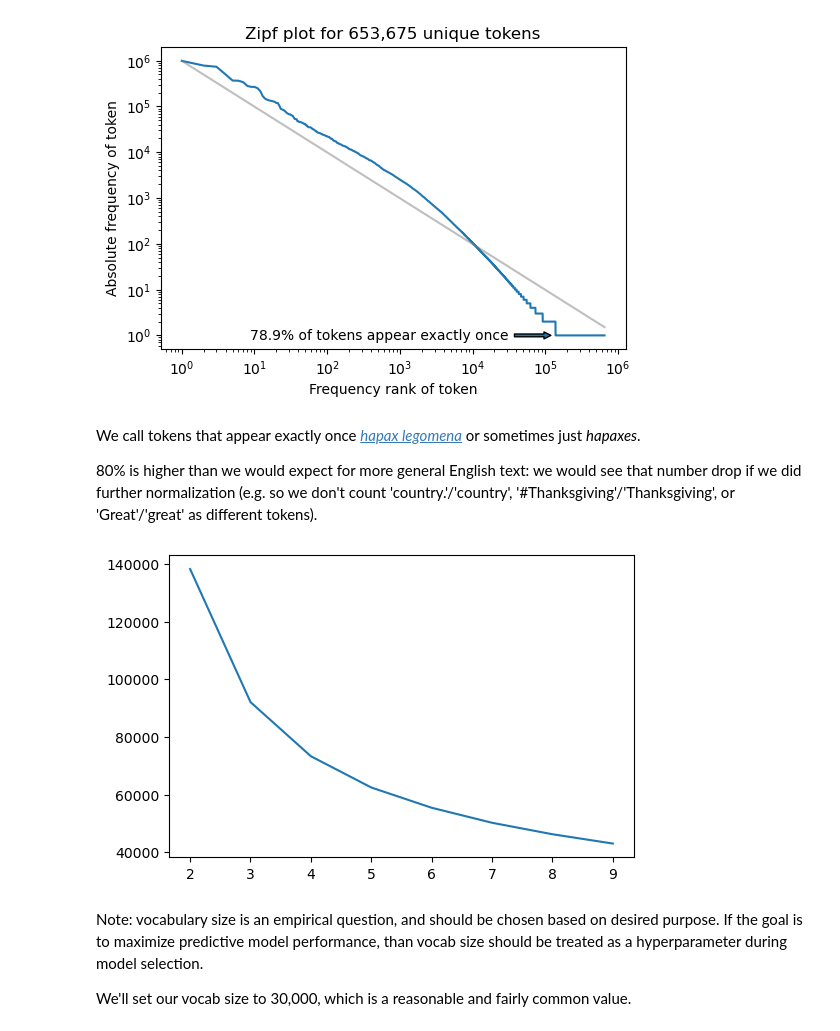
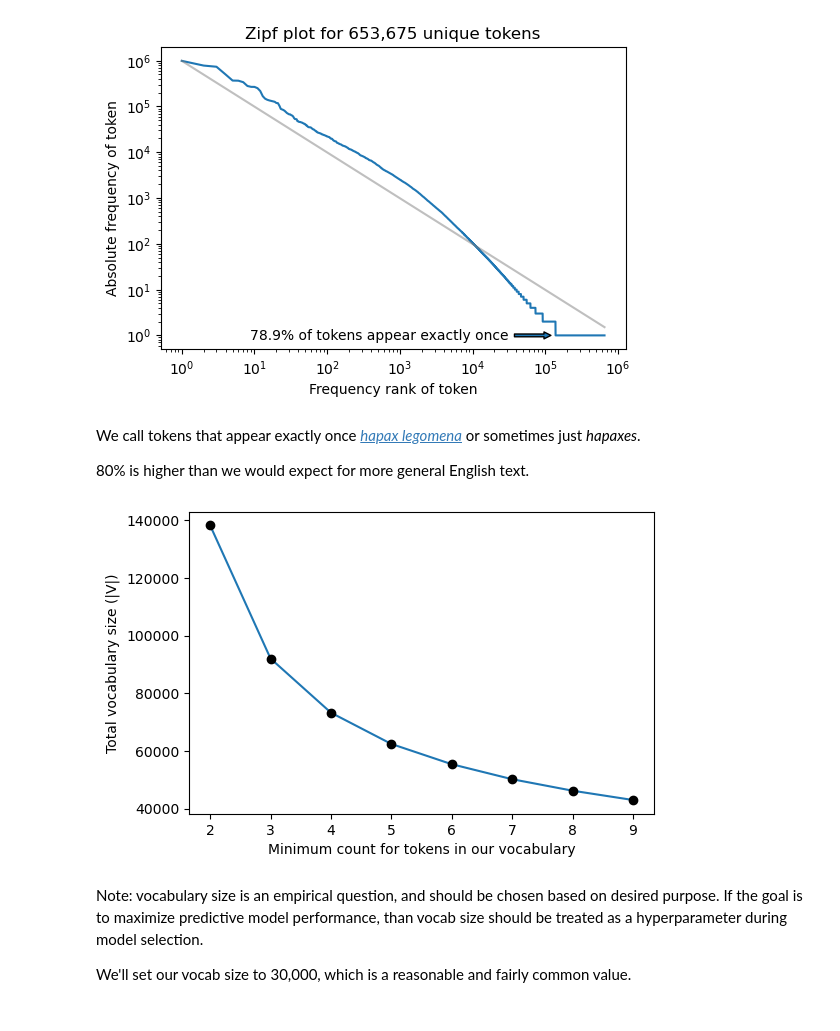
Before and after one commit to levon003/ml-visualized, a Jupyter notebook: _notebook/BoWLinRegTweets.ipynb, the cells around one changed output. Cells and saved outputs as stored; diff of their text form; code cells hidden in the pictures.

```diff
--- a/_notebook/BoWLinRegTweets.ipynb
+++ b/_notebook/BoWLinRegTweets.ipynb
@@ -116,0 +134,3 @@ plt.show()
+# %%
+X = np.array(sampled_tweets.retweet_count, dtype='float32').reshape((-1, 1))
+X.shape
@@ -116,0 +139,19 @@ plt.show()
+# %%
+plt.figure()
+xs = X.reshape(-1)
+ys = y
+plt.hexbin(xs + 1, ys + 1, bins='log', xscale='log', yscale='log', mincnt=1)
+plt.xlabel("X (# retweets)")
+plt.ylabel("y (# likes)")
+
+i = np.argmax(ys)
+plt.annotate(f'{int(xs[i]):,} retweets\n{int(ys[i]):,} likes', (xs[i], ys[i]), xytext=(xs[i] * 10, 500), arrowprops={'arrowstyle': 'simple'}, va='center', ha='center')
+print("Highest # of likes:")
+print(sampled_tweets.iloc[i].text)
+
+i = np.argmax(xs)
+plt.annotate(f'{int(xs[i]):,} retweets\n{int(ys[i]):,} likes', (xs[i], 1), xytext=(xs[i], 5), arrowprops={'arrowstyle': 'simple'}, va='center', ha='right')
+print("Highest # of retweets:")
+print(sampled_tweets.iloc[i].text)
+
+plt.show()
@@ -227,0 +356,8 @@ token_counter.most_common(10)
+# %%
+n_train = 100000
+n_test = 100000
+sampled_tweets = tweet_df.sample(n=n_train + n_test, random_state=0)
+
+y = np.array(sampled_tweets.favorite_count, dtype='float32')
+y = np.log(y + 1)
+y.shape
@@ -227,0 +366,10 @@ token_counter.most_common(10)
+# %%
+vocabulary = ['/link', 'thanks', 'happy', 'angry', 'the']
+V = len(vocabulary)
+X = np.zeros((len(sampled_tweets), V), dtype='float32')
+
+for i, tokens in enumerate(sampled_tweets.tokens):
+    for j, vocab_token in enumerate(vocabulary):
+        if vocab_token in tokens:
+            X[i, j] = 1
+X.shape
@@ -258,19 +464,23 @@ plt.show()
 # %% [markdown]
 We call tokens that appear exactly once [_hapax legomena_](https://en.wikipedia.org/wiki/Hapax_legomenon) or sometimes just _hapaxes_.
 
-80% is higher than we would expect for more general English text: we would see that number drop if we did further normalization (e.g. so we don't count 'country.'/'country', '#Thanksgiving'/'Thanksgiving', or 'Great'/'great' as different tokens).
+80% is higher than we would expect for more general English text.
 # %%
 # how large will our vocabulary be at different absolute token frequency cut-offs?
 xs = []
 ys =[]
 for i in range(2, 10):
     xs.append(i)
     ys.append(np.sum(token_counts >= i))
 
 plt.plot(xs, ys)
+plt.scatter(xs, ys, color='black', zorder=5)
+plt.xlabel("Minimum count for tokens in our vocabulary")
+plt.ylabel("Total vocabulary size (|V|)")
+
 plt.show()
 # %% [output]
-[figure, old version]
+[figure, new version]
 # %% [markdown]
 Note: vocabulary size is an empirical question, and should be chosen based on desired purpose. If the goal is to maximize predictive model performance, than vocab size should be treated as a hyperparameter during model selection.
 
```
Also changed, not shown: parts of 51 cells of this notebook, 1 other file.
